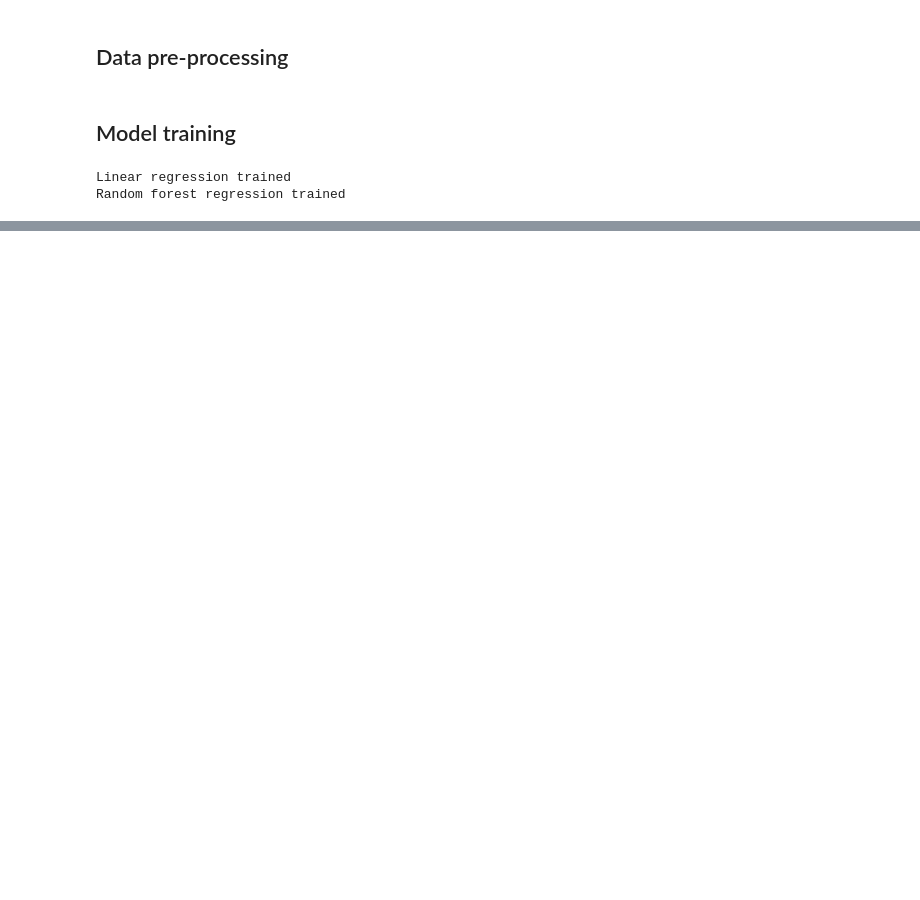
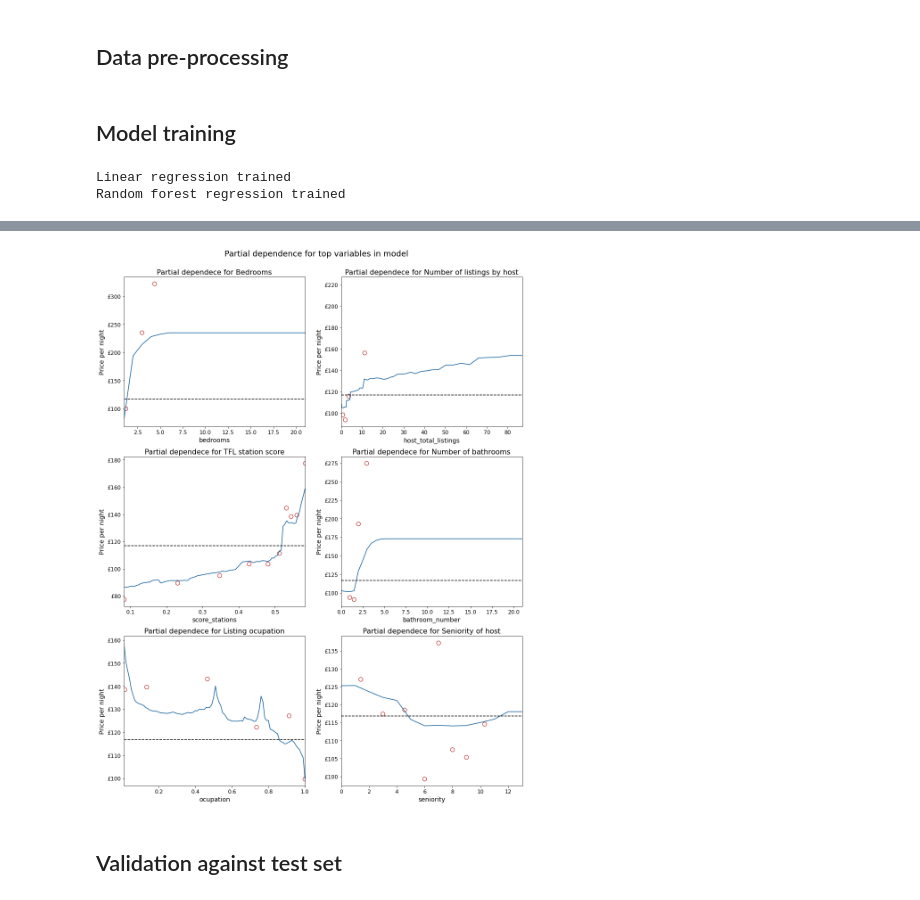
Before and after one commit to rafaelmachadomolina/fareApp, a Jupyter notebook: Models/Predictive_model.ipynb, the cells around one changed output, grey strips where cells are left out. Drawn from its saved outputs; the diff is of its cells as text; code cells hidden in the pictures; blank space fills up the shorter version.

```diff
--- a/Models/Predictive_model.ipynb
+++ b/Models/Predictive_model.ipynb
@@ -887,0 +1257,40 @@ Random forest regression trained
+# %%
+### Plot partial dependence
+PARTIAL_DEPENDENCE_VARS = {'bedrooms': 'Bedrooms',
+                        'host_total_listings': 'Number of listings by host',
+                        'score_stations': 'TFL station score',
+                        'bathroom_number': 'Number of bathrooms',
+                        'ocupation': 'Listing ocupation',
+                        'seniority': 'Seniority of host'}
+
+fig, axs = plt.subplots(3, 2, figsize = (16, 21))
+
+for POS, FEATURE in enumerate(PARTIAL_DEPENDENCE_VARS.keys()):
+
+    X_POS = POS // 2
+    Y_POS = POS % 2
+
+    # Plot partial dependence
+    axs[X_POS, Y_POS] = plot_partial_dependence(X_train_df_copy_light,
+                                                y_sr,
+                                                FEATURE,
+                                                model_light,
+                                                pipeline_light,
+                                                axs[X_POS, Y_POS])
+
+    # Format plot
+    plot_params = {'subtitle': 'Partial dependece for ' + PARTIAL_DEPENDENCE_VARS[FEATURE],
+                 'x_label': FEATURE,
+                 'y_label': 'Price per night'}
+
+    plot_formatting(axs[X_POS, Y_POS], plot_params)
+
+plt.suptitle('Partial dependence for top variables in model',
+             fontsize = CONFIG['title'],
+             y = 0.92)
+
+plt.show()
+# %% [output]
+[figure, added]
+# %% [markdown]
+## Validation against test set
```
Also changed, not shown: parts of 15 cells of this notebook, 2 other files.
